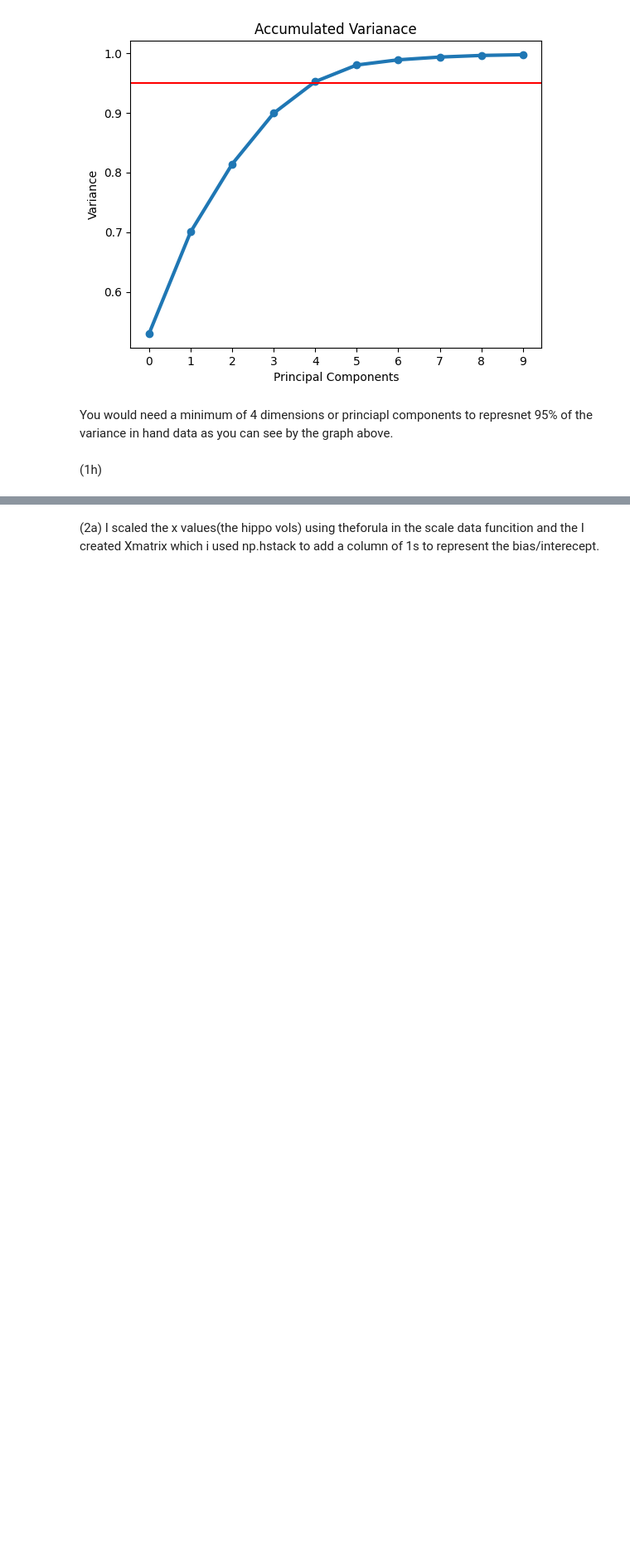
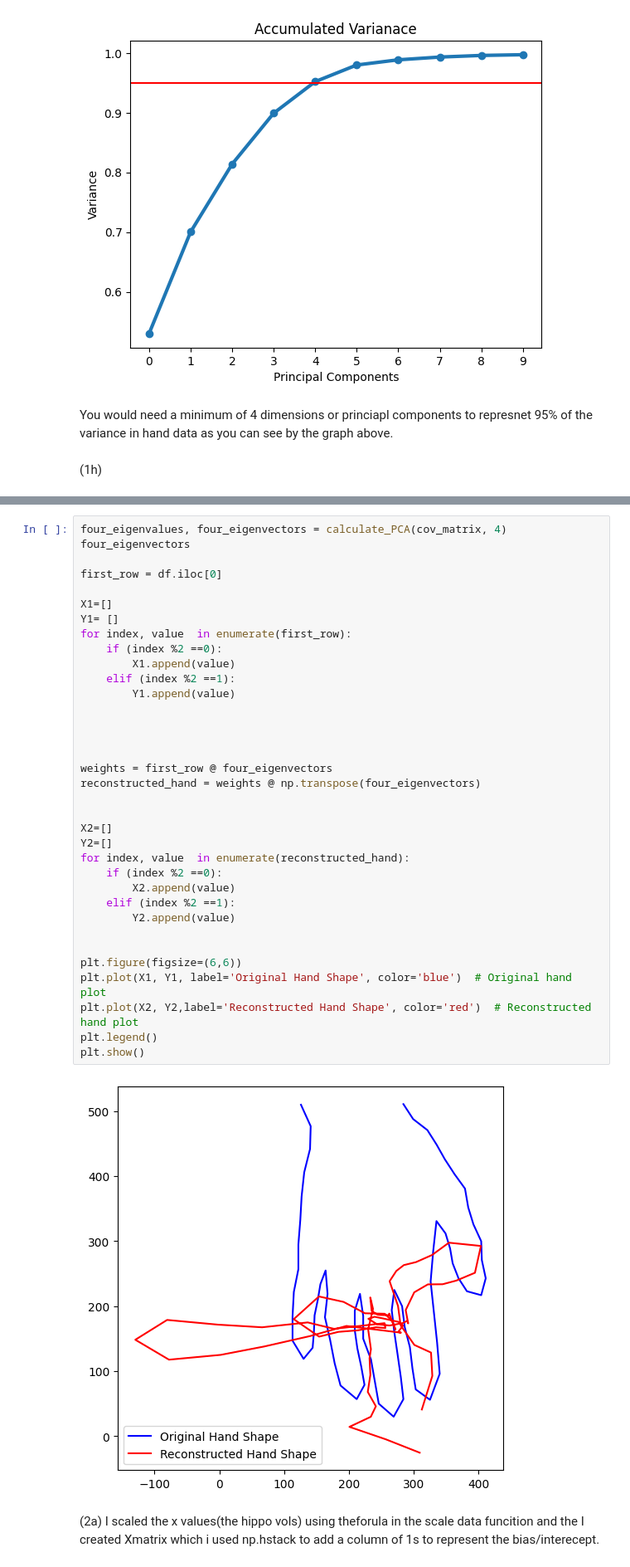
Before and after one commit to Delluvian/CS3501-Foundations-of-Data-Analysis, a Jupyter notebook: JupyterNotebooks/PS4/hmw4answers.ipynb, the cells around one changed output, grey strips where cells are left out. Shown at 83% size. Drawn from its saved outputs; the diff is of its cells as text; blank space fills up the shorter version.

```diff
--- a/JupyterNotebooks/PS4/hmw4answers.ipynb
+++ b/JupyterNotebooks/PS4/hmw4answers.ipynb
@@ -337,3 +282,40 @@ plt.show()
+# %%
+four_eigenvalues, four_eigenvectors = calculate_PCA(cov_matrix, 4)
+four_eigenvectors
+
+first_row = df.iloc[0]
+
+X1=[]
+Y1= []
+for index, value  in enumerate(first_row):
+    if (index %2 ==0):
+        X1.append(value)
+    elif (index %2 ==1):
+        Y1.append(value)
+
+
+
+
+weights = first_row @ four_eigenvectors
+reconstructed_hand = weights @ np.transpose(four_eigenvectors)
+
+
+X2=[]
+Y2=[]
+for index, value  in enumerate(reconstructed_hand):
+    if (index %2 ==0):
+        X2.append(value)
+    elif (index %2 ==1):
+        Y2.append(value)
+
+
+plt.figure(figsize=(6,6))
+plt.plot(X1, Y1, label='Original Hand Shape', color='blue')  # Original hand plot
+plt.plot(X2, Y2,label='Reconstructed Hand Shape', color='red')  # Reconstructed hand plot
+plt.legend()
+plt.show()
+# %% [output]
+[figure, added]
 # %% [markdown]
 (2a) I scaled the x values(the hippo vols) using theforula in the scale data funcition and the I created Xmatrix which i used np.hstack to add a column of 1s to represent the bias/interecept.
 # %%
```
Also changed, not shown: parts of 12 cells of this notebook.
